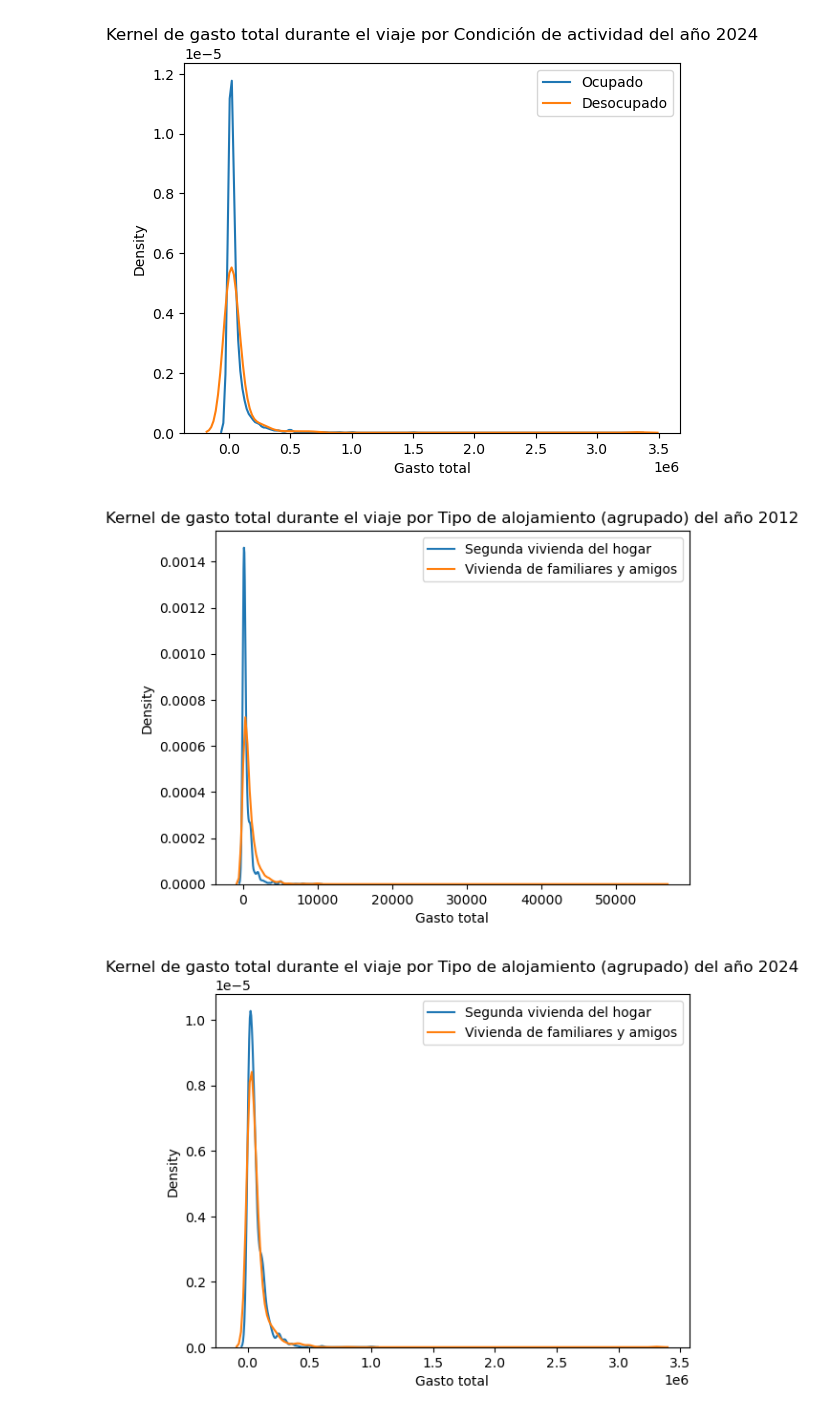
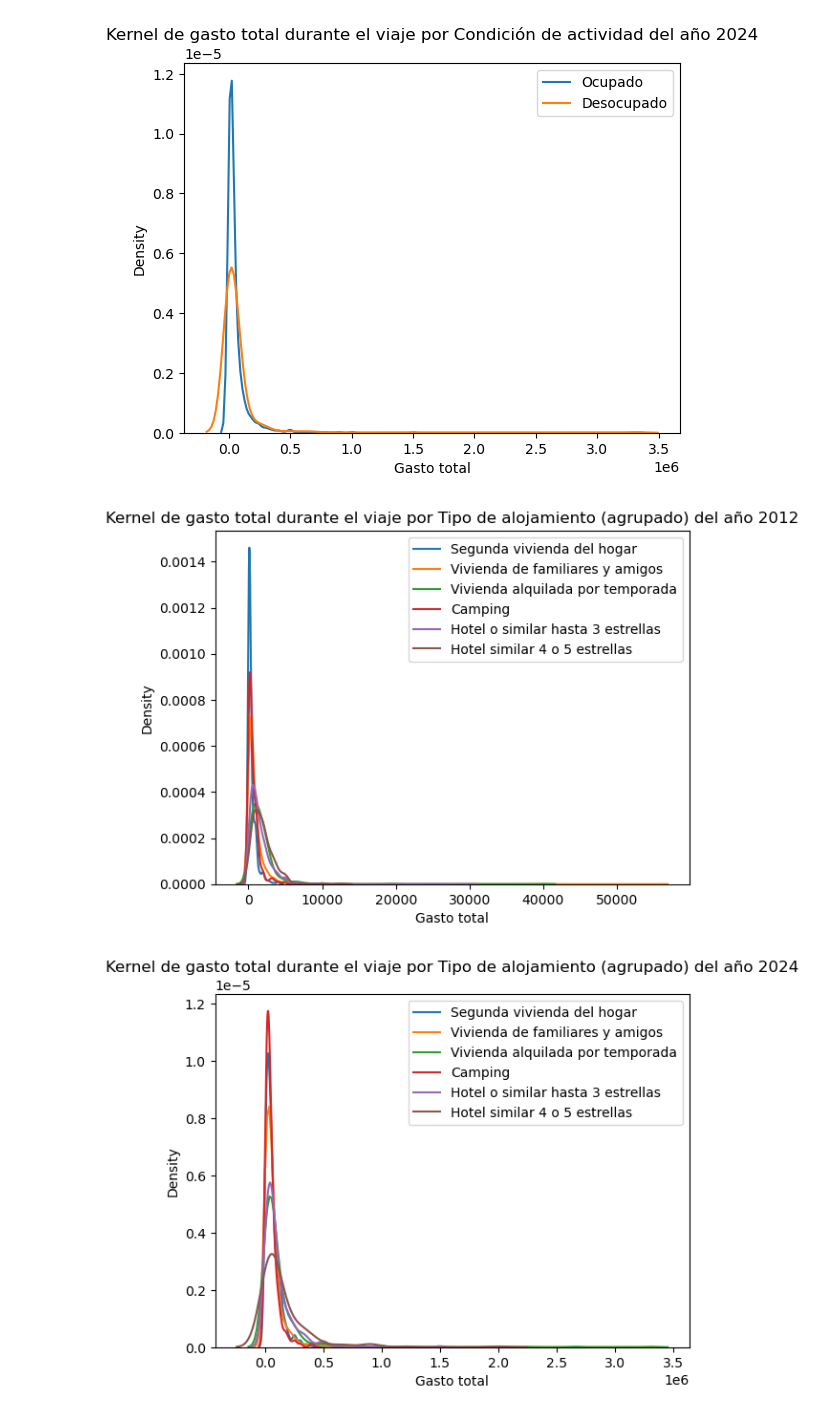
Before and after one commit to LucaDadderio0/-BigDataUBA-Grup10, a Jupyter notebook: Tp Oral Exposicion 2/segunda_presentacion.ipynb, the cells around one changed output. Cells and saved outputs as stored; diff of their text form; code cells hidden in the pictures.

```diff
--- a/Tp Oral Exposicion 2/segunda_presentacion.ipynb
+++ b/Tp Oral Exposicion 2/segunda_presentacion.ipynb
@@ -155,29 +155,39 @@ plt.show()
 [figure]
 [figure]
 # %%
-# Filtrar datos válidos: gasto_pc no nulo y px08_agrup en 1 (Segunda vivienda del hogar) o 2 (Vivienda de familiares y amigos)
-df_plot2012 = df_2012[df_2012["gasto_pc"].notna() & df_2012["px08_agrup"].isin([1, 2])].copy()
-df_plot2024 = df_2024[df_2024["gasto_pc"].notna() & df_2024["px08_agrup"].isin([1, 2])].copy()
+# Filtrar datos válidos: gasto_pc no nulo y px08_agrup en 1 (Segunda vivienda del hogar), 2 (Vivienda de familiares y amigos), 3 (Vivienda alquilada por temporada), 4 (Camping), 5 (Hotel o similar hasta 3 estrellas), o 6 (Hotel similar 4 o 5 estrellas)
+df_plot2012 = df_2012[df_2012["gasto_pc"].notna() & df_2012["px08_agrup"].isin([1, 2, 3, 4, 5, 6])].copy()
+df_plot2024 = df_2024[df_2024["gasto_pc"].notna() & df_2024["px08_agrup"].isin([1, 2, 3, 4, 5, 6])].copy()
 
 # Mapear etiquetas legibles para graficar
-alojamiento_labels = {1: "Segunda vivienda del hogar", 2: "Vivienda de familiares y amigos"}
+alojamiento_labels = {1: "Segunda vivienda del hogar", 2: "Vivienda de familiares y amigos", 3: "Vivienda alquilada por temporada", 4: "Camping", 5: "Hotel o similar hasta 3 estrellas", 6: "Hotel similar 4 o 5 estrellas"}
 df_plot2012["alojamiento_labels"] = df_plot2012["px08_agrup"].map(alojamiento_labels)
 df_plot2024["alojamiento_labels"] = df_plot2024["px08_agrup"].map(alojamiento_labels)
+
 # Kernel por Tipo de alojamiento (agrupado) del 2012
 sns.kdeplot(data=df_plot2012[df_plot2012["alojamiento_labels"] == "Segunda vivienda del hogar"], x="gasto_pc", label="Segunda vivienda del hogar")
 sns.kdeplot(data=df_plot2012[df_plot2012["alojamiento_labels"] == "Vivienda de familiares y amigos"], x="gasto_pc", label="Vivienda de familiares y amigos")
+sns.kdeplot(data=df_plot2012[df_plot2012["alojamiento_labels"] == "Vivienda alquilada por temporada"], x="gasto_pc", label="Vivienda alquilada por temporada")
+sns.kdeplot(data=df_plot2012[df_plot2012["alojamiento_labels"] == "Camping"], x="gasto_pc", label="Camping")
+sns.kdeplot(data=df_plot2012[df_plot2012["alojamiento_labels"] == "Hotel o similar hasta 3 estrellas"], x="gasto_pc", label="Hotel o similar hasta 3 estrellas")
+sns.kdeplot(data=df_plot2012[df_plot2012["alojamiento_labels"] == "Hotel similar 4 o 5 estrellas"], x="gasto_pc", label="Hotel similar 4 o 5 estrellas")
 plt.title("Kernel de gasto total durante el viaje por Tipo de alojamiento (agrupado) del año 2012")
 plt.xlabel("Gasto total")
 plt.legend()
 plt.show()
+
 # Kernel por Tipo de alojamiento (agrupado) del 2024
 sns.kdeplot(data=df_plot2024[df_plot2024["alojamiento_labels"] == "Segunda vivienda del hogar"], x="gasto_pc", label="Segunda vivienda del hogar")
 sns.kdeplot(data=df_plot2024[df_plot2024["alojamiento_labels"] == "Vivienda de familiares y amigos"], x="gasto_pc", label="Vivienda de familiares y amigos")
+sns.kdeplot(data=df_plot2024[df_plot2024["alojamiento_labels"] == "Vivienda alquilada por temporada"], x="gasto_pc", label="Vivienda alquilada por temporada")
+sns.kdeplot(data=df_plot2024[df_plot2024["alojamiento_labels"] == "Camping"], x="gasto_pc", label="Camping")
+sns.kdeplot(data=df_plot2024[df_plot2024["alojamiento_labels"] == "Hotel o similar hasta 3 estrellas"], x="gasto_pc", label="Hotel o similar hasta 3 estrellas")
+sns.kdeplot(data=df_plot2024[df_plot2024["alojamiento_labels"] == "Hotel similar 4 o 5 estrellas"], x="gasto_pc", label="Hotel similar 4 o 5 estrellas")
 plt.title("Kernel de gasto total durante el viaje por Tipo de alojamiento (agrupado) del año 2024")
 plt.xlabel("Gasto total")
 plt.legend()
 plt.show()
 # %% [output]
-[figure, old version]
+[figure, new version]
-[figure, old version]
+[figure, new version]
 # %%
```
Also changed, not shown: parts of 2 cells of this notebook.
